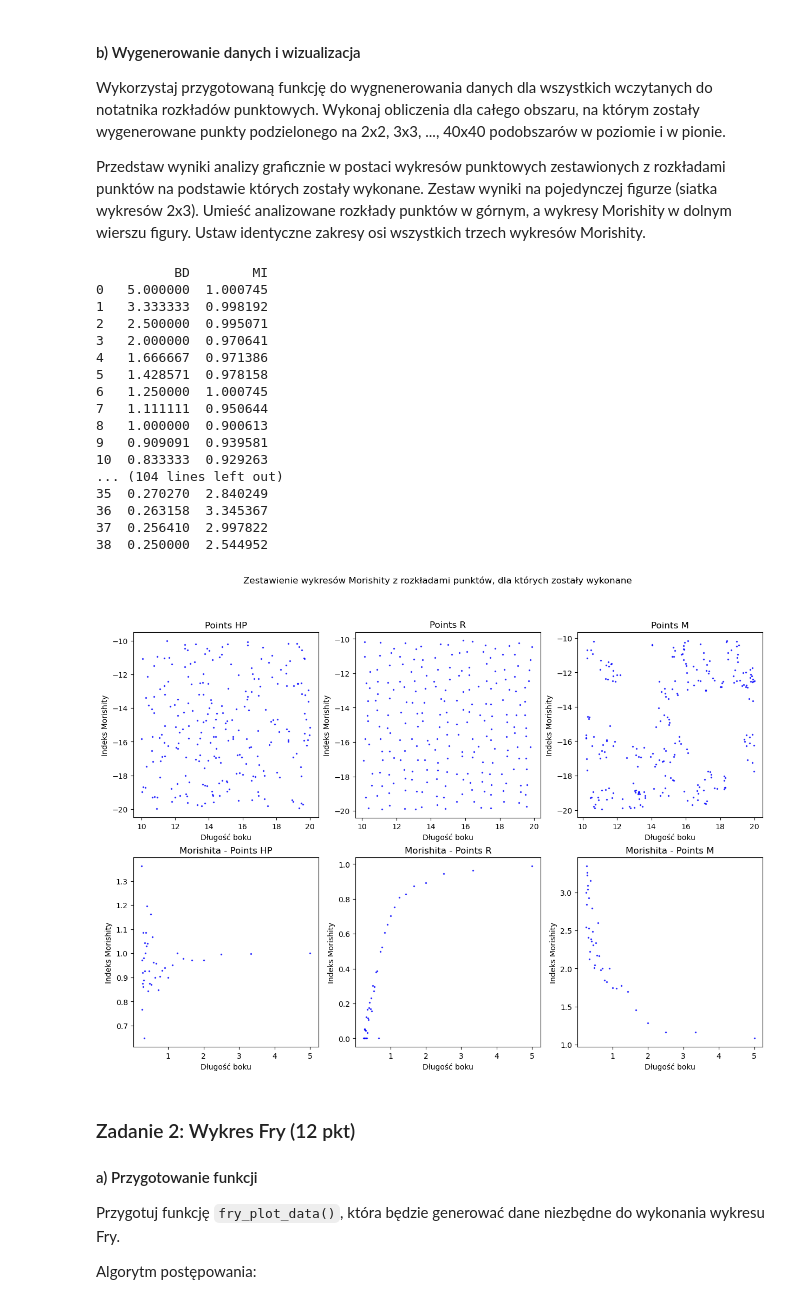
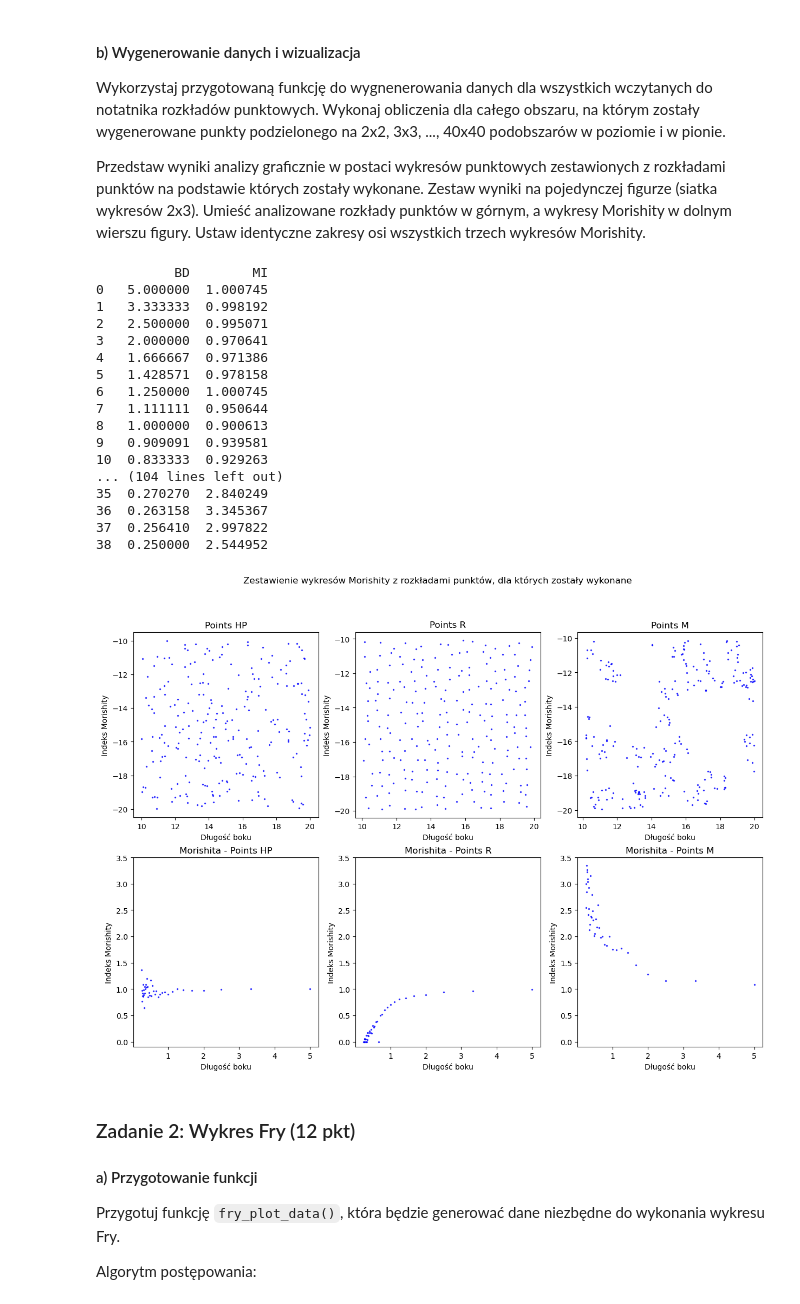
Before and after one commit to ArsBeneMoriendi/analiza_danych_przestrzennych, a Jupyter notebook: ZZ04/ZZ04.ipynb, the cells around one changed output. Cells and saved outputs as stored; diff of their text form; code cells hidden in the pictures.

```diff
--- a/ZZ04/ZZ04.ipynb
+++ b/ZZ04/ZZ04.ipynb
@@ -207,38 +207,41 @@ axes[1,0].scatter(morishita_results["Poisson"]["BD"], morishita_results["Poisson
 axes[1,0].set_title("Morishita - Points HP")
 axes[1,0].set_xlabel("Długość boku")
 axes[1,0].set_ylabel("Indeks Morishity")
+axes[1,0].set_ylim(-0.1,3.5)
 
 axes[1,1].scatter(morishita_results["Regular"]["BD"], morishita_results["Regular"]["MI"], color='blue', s=2, alpha=0.7)
 axes[1,1].set_title("Morishita - Points R")
 axes[1,1].set_xlabel("Długość boku")
 axes[1,1].set_ylabel("Indeks Morishity")
+axes[1,1].set_ylim(-0.1,3.5)
 
 axes[1,2].scatter(morishita_results["Matern"]["BD"], morishita_results["Matern"]["MI"], color='blue', s=2, alpha=0.7)
 axes[1,2].set_title("Morishita - Points M")
 axes[1,2].set_xlabel("Długość boku")
 axes[1,2].set_ylabel("Indeks Morishity")
+axes[1,2].set_ylim(-0.1,3.5)
 
 fig.suptitle("Zestawienie wykresów Morishity z rozkładami punktów, dla których zostały wykonane")
 plt.show()
 # %% [output]
           BD        MI
 0   5.000000  1.000745
 1   3.333333  0.998192
 2   2.500000  0.995071
 3   2.000000  0.970641
 4   1.666667  0.971386
 5   1.428571  0.978158
 6   1.250000  1.000745
 7   1.111111  0.950644
 8   1.000000  0.900613
 9   0.909091  0.939581
 10  0.833333  0.929263
 ... (104 lines left out)
 35  0.270270  2.840249
 36  0.263158  3.345367
 37  0.256410  2.997822
 38  0.250000  2.544952
-[figure, old version]
+[figure, new version]
 # %% [markdown]
 ### Zadanie 2: Wykres Fry (12 pkt)
 
```
Also changed, not shown: parts of 2 cells of this notebook, 1 other file.
